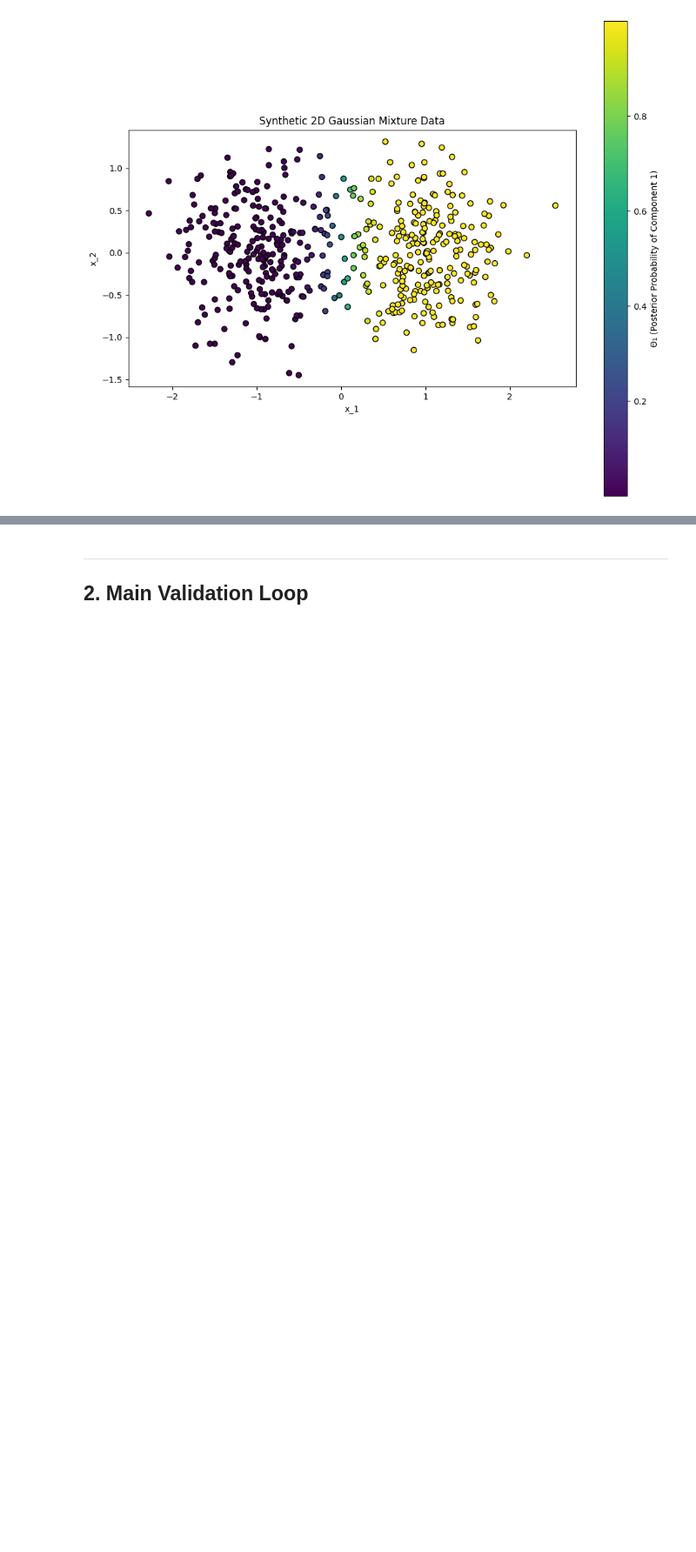
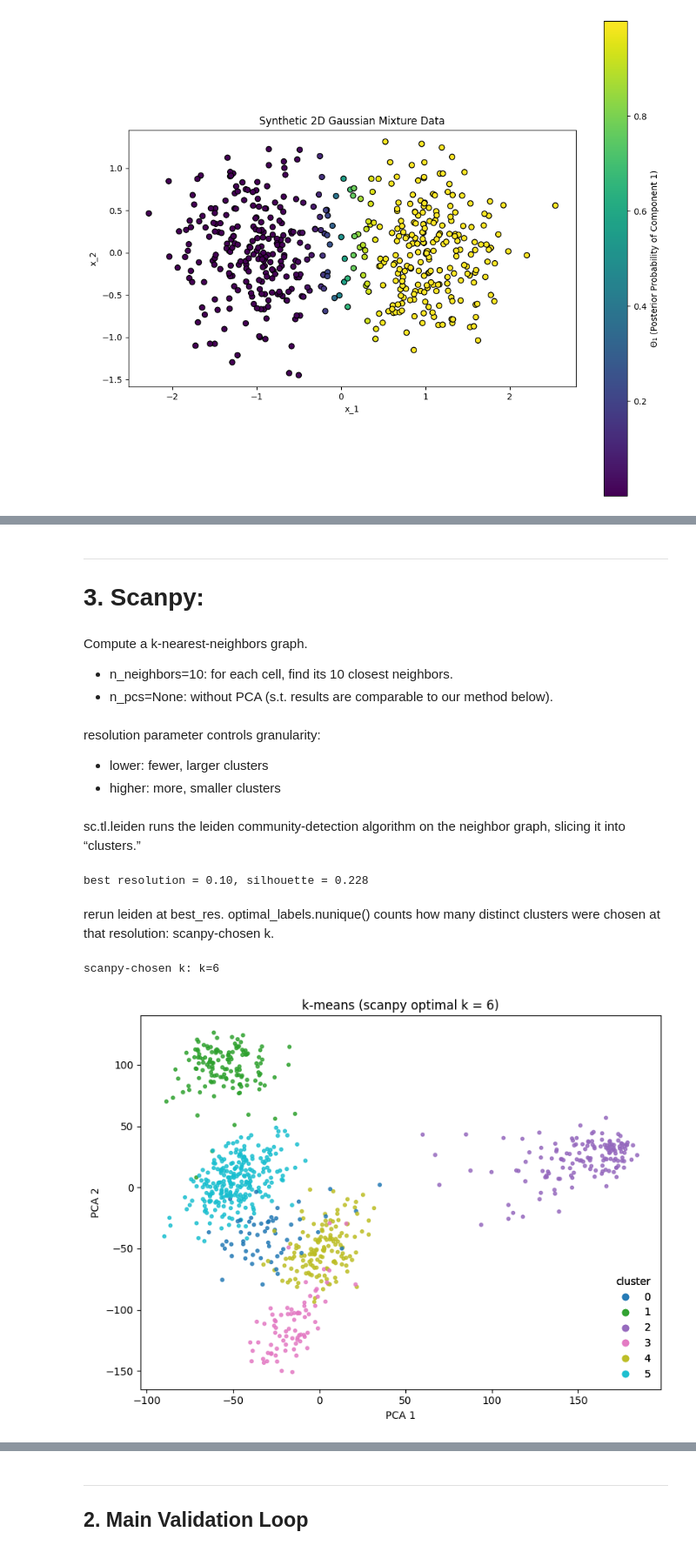
Before and after one commit to DataSlingers/CARVE, a Jupyter notebook: SketchV2_Lecture.ipynb, the cells around one changed output, grey strips where cells are left out. Shown at 87% size. Saved outputs shown, nothing was run; the diff lists cells and outputs as text; code cells hidden in the pictures; blank space fills up the shorter version.

```diff
--- a/SketchV2_Lecture.ipynb
+++ b/SketchV2_Lecture.ipynb
@@ -226,0 +300,11 @@ plt.show()
+# %% [markdown]
+---
+
+# 3. Scanpy:
+# %%
+adata = sc.AnnData(X)
+# %% [markdown]
+Compute a k-nearest-neighbors graph.
+
+- n_neighbors=10: for each cell, find its 10 closest neighbors.
+- n_pcs=None: without PCA (s.t. results are comparable to our method below).
@@ -226,0 +313,4 @@ plt.show()
+# %% [markdown]
+resolution parameter controls granularity:
+- lower: fewer, larger clusters
+- higher: more, smaller clusters
@@ -226,0 +319,2 @@ plt.show()
+# %% [markdown]
+sc.tl.leiden runs the leiden community-detection algorithm on the neighbor graph, slicing it into “clusters.”
@@ -227,2 +328,50 @@ plt.show()
+# %%
+best_idx = np.argmax(sil_scores)
+best_res = resolutions[best_idx]
+print(f"best resolution = {best_res:.2f}, silhouette = {sil_scores[best_idx]:.3f}")
+# %% [output]
+best resolution = 0.10, silhouette = 0.228
+# %% [markdown]
+rerun leiden at best_res.
+optimal_labels.nunique() counts how many distinct clusters were chosen at that resolution: scanpy-chosen k.
+# %%
+sc.tl.leiden(adata, resolution=best_res, key_added='leiden_opt')
+optimal_labels = adata.obs['leiden_opt'].astype(int)
+optimal_k = optimal_labels.nunique()
+print(f"scanpy-chosen k: k={optimal_k}")
+# %% [output]
+scanpy-chosen k: k=6
+# %%
+pca = PCA(n_components=2, random_state=RANDOM_SEED)
+X_pca = pca.fit_transform(X)
+
+k = optimal_k
+kmeans = KMeans(n_clusters=k, random_state=RANDOM_SEED)
+clusters = kmeans.fit_predict(X)
+
+fig, ax = plt.subplots(figsize=(8, 6))
+scatter = ax.scatter(
+    X_pca[:, 0], X_pca[:, 1],
+    c=clusters,
+    s=10,
+    alpha=0.8,
+    cmap='tab10'
+)
+ax.set_title(f'k-means (scanpy optimal k = {k})')
+ax.set_xlabel('PCA 1')
+ax.set_ylabel('PCA 2')
+
+legend1 = ax.legend(
+    *scatter.legend_elements(),
+    title="cluster",
+    loc='lower right',
+    frameon=False
+)
+ax.add_artist(legend1)
+
+plt.tight_layout()
+plt.show()
+# %% [output]
+[figure, added]
 # %% [markdown]
 ---
```
Also changed, not shown: parts of 13 cells of this notebook, 1 other file.
